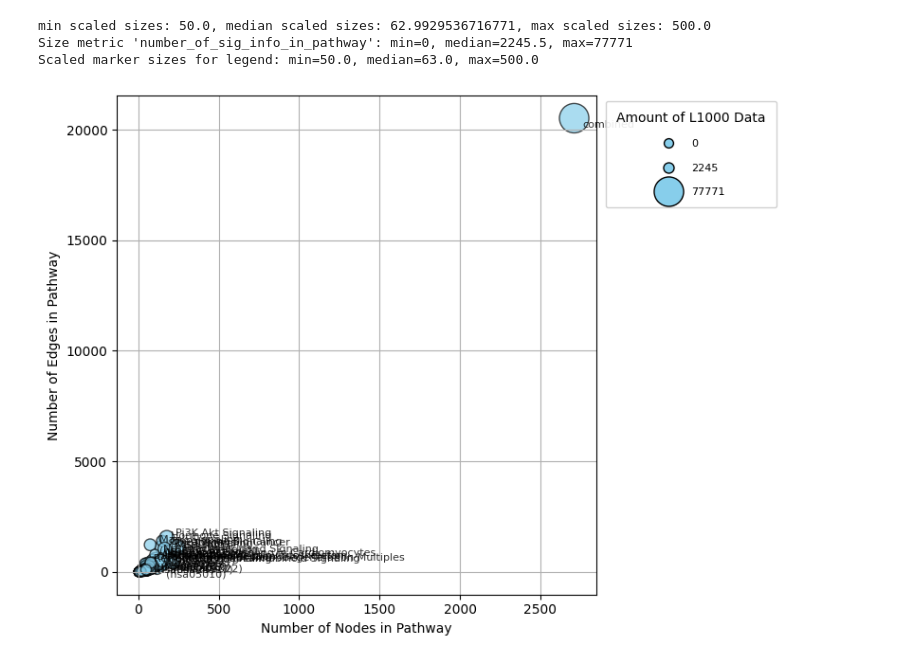
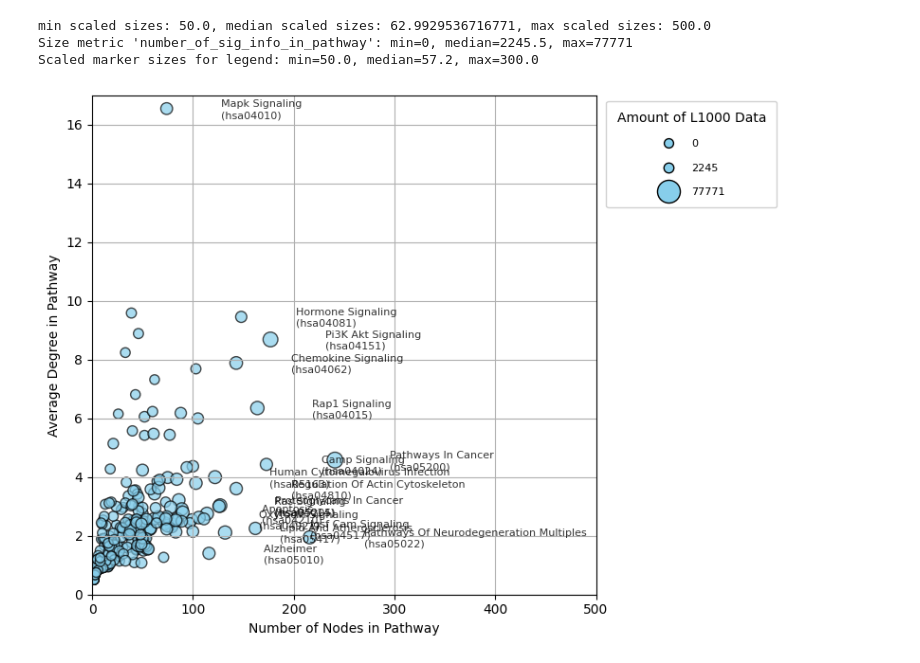
Before and after one commit to joh-dah/source_detection_in_grns, a Jupyter notebook: pathway_experiment/2.2_create_scatterplot_for_kegg_pathways.ipynb, the cells around one changed output. Cells and saved outputs as stored; diff of their text form; code cells hidden in the pictures.

```diff
--- a/pathway_experiment/2.2_create_scatterplot_for_kegg_pathways.ipynb
+++ b/pathway_experiment/2.2_create_scatterplot_for_kegg_pathways.ipynb
@@ -10,12 +10,12 @@ from matplotlib.lines import Line2D
 # ========================
 # Metrics to use
 x_metric = "number_of_nodes"
-y_metric = "number_of_edges"
+y_metric = "average_degree"
 size_metric = "number_of_sig_info_in_pathway"
 
 # Plot labels and title
 xlabel = "Number of Nodes in Pathway"
-ylabel = "Number of Edges in Pathway"
+ylabel = "Average Degree in Pathway"
 title = "Overview of Processed KEGG Pathways"
 
 # Percentile for isolated points annotation
@@ -56,6 +56,10 @@ def find_isolated_points(x, y, percentile=92, k=5):
 # Plot
 # ------------------------
 plt.figure(figsize=(8, 6))
+xlim=500
+ylim=17
+plt.xlim(0, xlim)
+plt.ylim(0, ylim)
 
 # Scatter plot
 scaled_sizes = scale_sizes(sizes)
@@ -65,6 +69,8 @@ print(f"min scaled sizes: {np.min(scaled_sizes)}, median scaled sizes: {np.media
 # Annotate isolated points
 isolated_idx = find_isolated_points(x, y, percentile=isolated_percentile)
 for i in isolated_idx:
+    if x[i] > xlim or y[i] > ylim:
+        continue
     name = names[i]
     if "(" in name:
         name = name.replace("(", "\n(")
@@ -80,7 +86,7 @@ size_median = np.median(sizes)
 size_max = np.max(sizes)
 
 min_size = 50
-max_size = 500
+max_size = 300
 
 # Apply scaling to individual legend values
 # These represent marker AREA (same as scatter plot's 's' parameter)
@@ -104,35 +110,36 @@ legend_handles = [
            markeredgecolor='k', markersize=np.sqrt(marker_max), label=f'{int(size_max)}')
 ]
 
 # Better legend placement and styling
 # bbox_to_anchor=(1.05, 1) places legend outside on the right
 plt.legend(
     handles=legend_handles,
     title="Amount of L1000 Data",
     fontsize=8,
     title_fontsize=10,
     frameon=True,
     framealpha=0.9,
     loc='upper left',           # anchor point of the legend box
     bbox_to_anchor=(1.01, 1),   # position relative to the axes (x, y)
     borderpad=1,
     labelspacing=1.4,           # spacing between entries
     handletextpad=1.2,          # spacing between marker and label
     handlelength=2               # length of marker in legend
 )
 
 
+
 plt.xlabel(xlabel)
 plt.ylabel(ylabel)
 # plt.title(title)
 plt.grid(True)
 plt.tight_layout()
 plt.show()
 # %% [output]
 min scaled sizes: 50.0, median scaled sizes: 62.9929536716771, max scaled sizes: 500.0
 Size metric 'number_of_sig_info_in_pathway': min=0, median=2245.5, max=77771
-Scaled marker sizes for legend: min=50.0, median=63.0, max=500.0
+Scaled marker sizes for legend: min=50.0, median=57.2, max=300.0
-[figure, old version]
+[figure, new version]
 # %%
 import json
 import numpy as np
```
Also changed, not shown: parts of 1 cell of this notebook, 2 other files.
